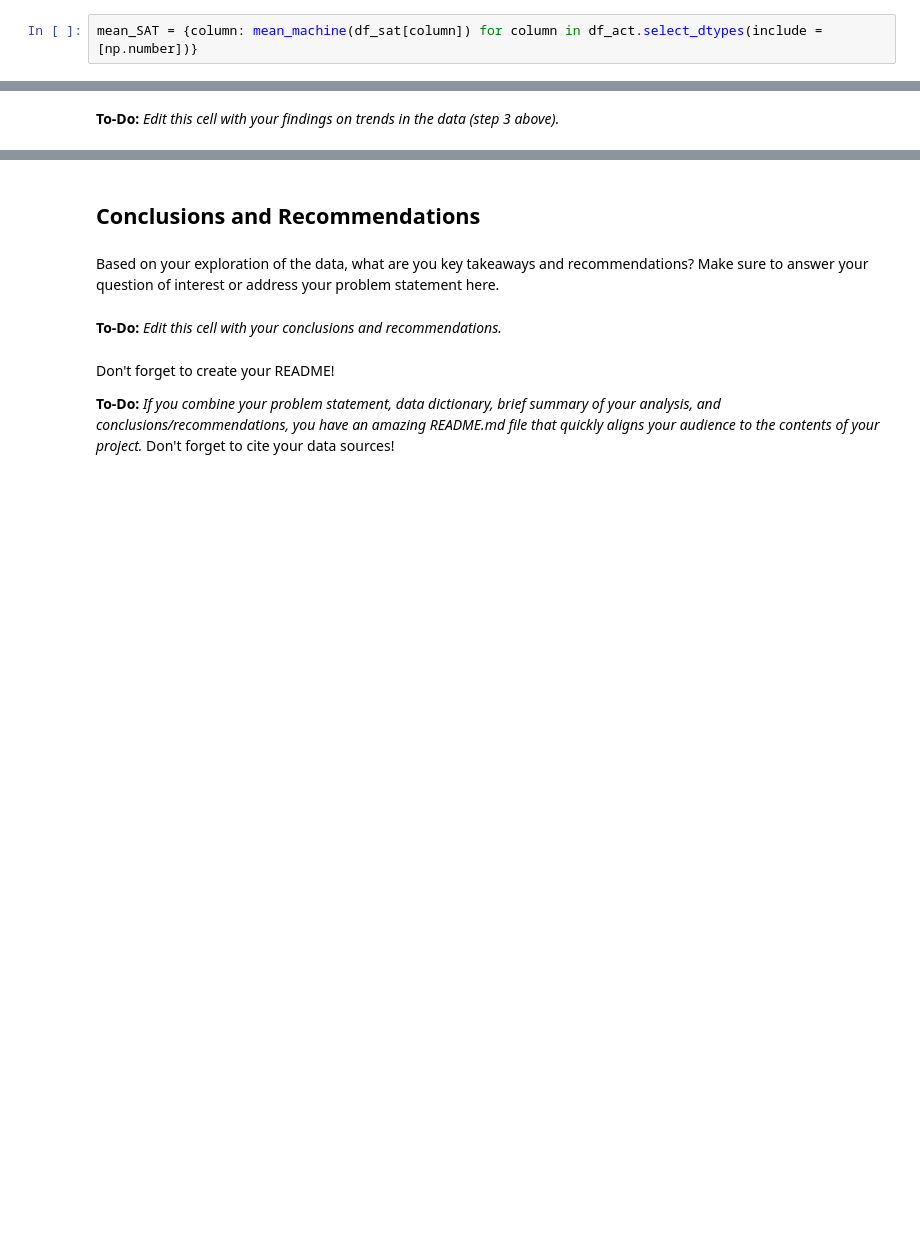
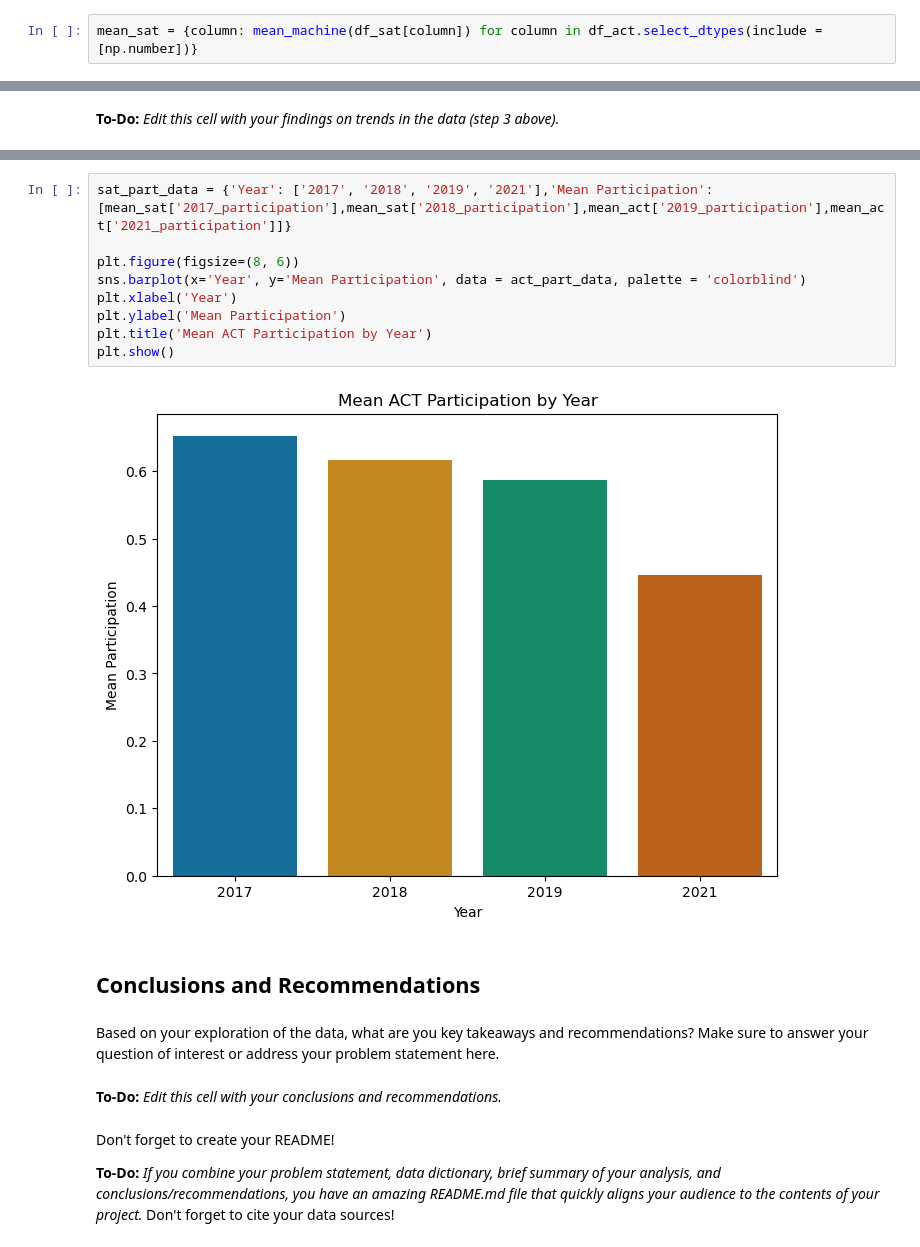
Before and after one commit to argishtiovsepyan/Standardized_Test_Analysis, a Jupyter notebook: code/argishti_project_1.ipynb, the cells around one changed output, grey strips where cells are left out. Drawn from its saved outputs; the diff is of its cells as text; blank space fills up the shorter version.

```diff
--- a/code/argishti_project_1.ipynb
+++ b/code/argishti_project_1.ipynb
@@ -562,2 +562,2 @@ mean_ACT
 # %%
-mean_SAT = {column: mean_machine(df_sat[column]) for column in df_act.select_dtypes(include = [np.number])}
+mean_sat = {column: mean_machine(df_sat[column]) for column in df_act.select_dtypes(include = [np.number])}
@@ -642,3 +729,14 @@ Here are some prompts to get you started with visualizations. Feel free to add a
+# %%
+sat_part_data = {'Year': ['2017', '2018', '2019', '2021'],'Mean Participation': [mean_sat['2017_participation'],mean_sat['2018_participation'],mean_act['2019_participation'],mean_act['2021_participation']]}
+
+plt.figure(figsize=(8, 6))
+sns.barplot(x='Year', y='Mean Participation', data = act_part_data, palette = 'colorblind')
+plt.xlabel('Year')
+plt.ylabel('Mean Participation')
+plt.title('Mean ACT Participation by Year')
+plt.show()
+# %% [output]
+[figure, added]
 # %% [markdown]
 ## Conclusions and Recommendations
 # %% [markdown]
```
Also changed, not shown: parts of 17 cells of this notebook.
